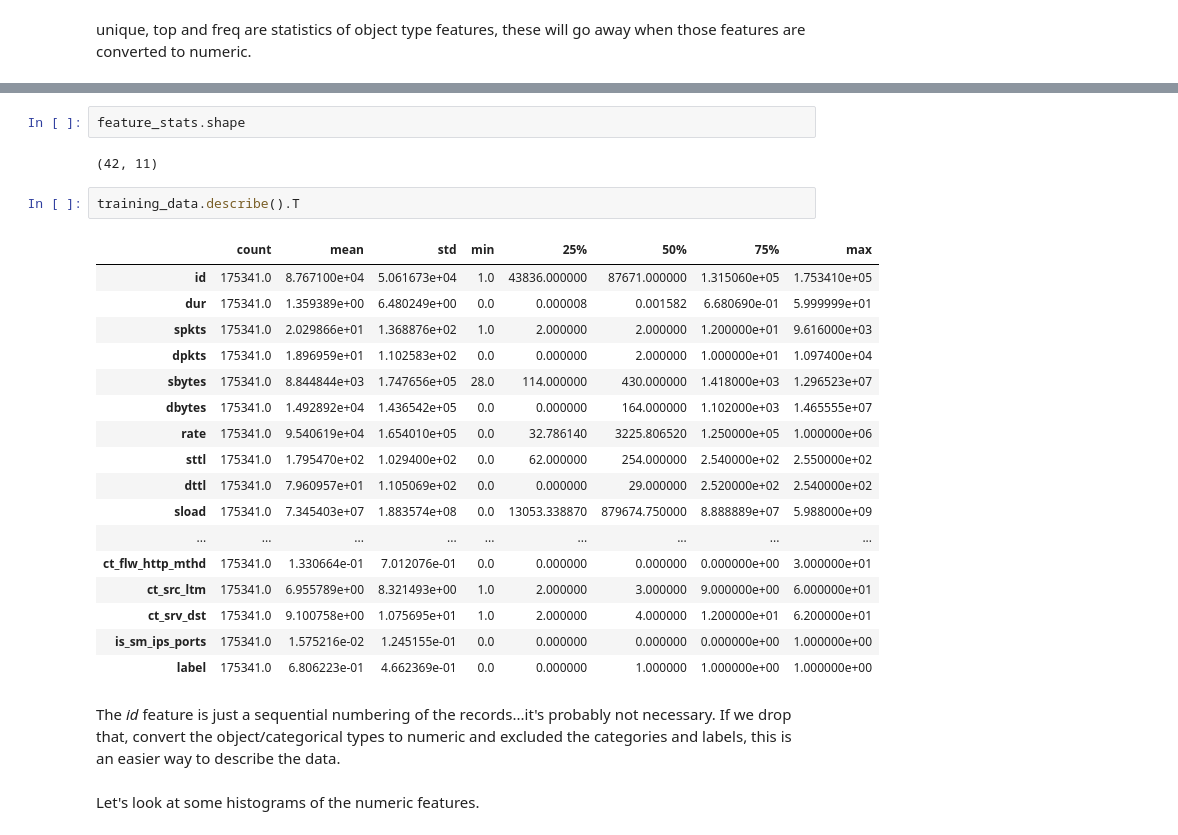
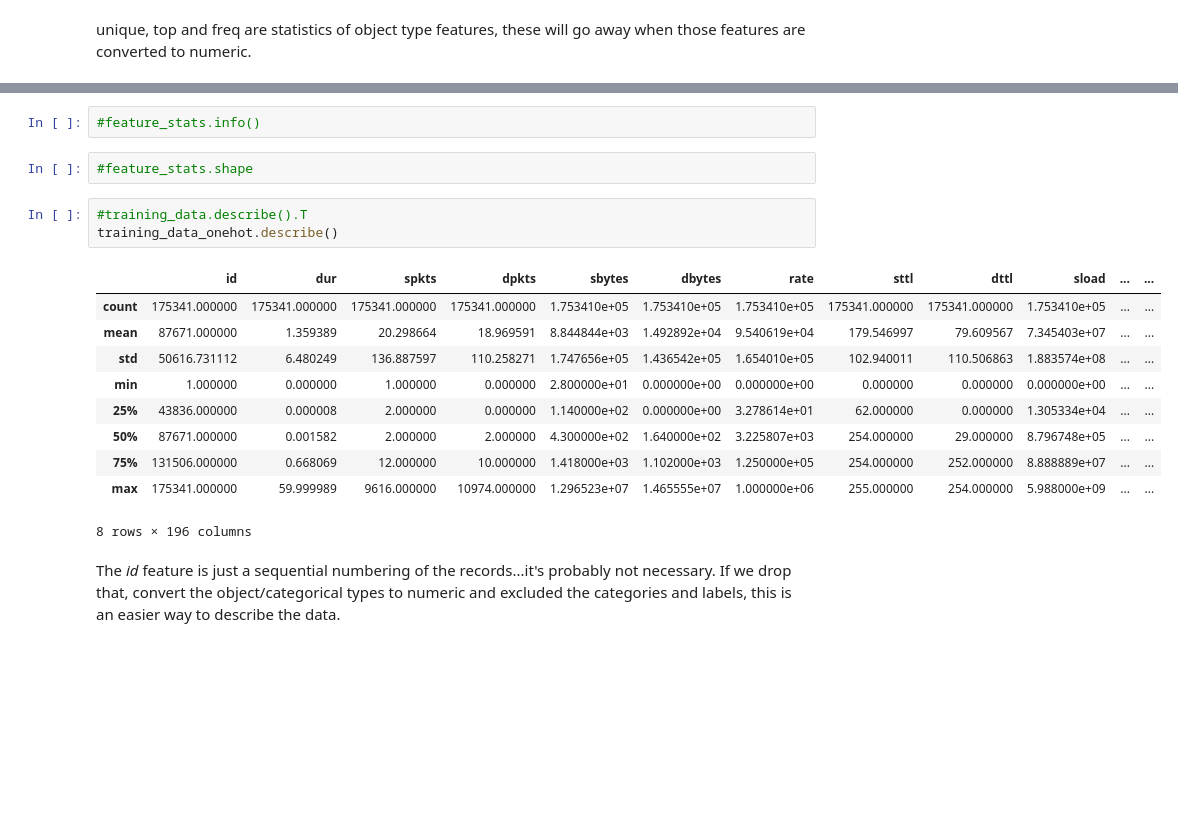
Before and after one commit to pvan1/DATA-606-Capstone, a Jupyter notebook: capstone-phase1.ipynb, the cells around one changed output, grey strips where cells are left out. Drawn from its saved outputs; the diff is of its cells as text; blank space fills up the shorter version.

```diff
--- a/capstone-phase1.ipynb
+++ b/capstone-phase1.ipynb
@@ -251,28 +294,20 @@ memory usage: 3.9+ KB
-# %%
-feature_stats.shape
-# %% [output]
-(42, 11)
-# %%
-training_data.describe().T
-# %% [output]
-|  | count | mean | std | min | 25% | 50% | 75% | max |
-| id | 175341.0 | 8.767100e+04 | 5.061673e+04 | 1.0 | 43836.000000 | 87671.000000 | 1.315060e+05 | 1.753410e+05 |
-| dur | 175341.0 | 1.359389e+00 | 6.480249e+00 | 0.0 | 0.000008 | 0.001582 | 6.680690e-01 | 5.999999e+01 |
-| spkts | 175341.0 | 2.029866e+01 | 1.368876e+02 | 1.0 | 2.000000 | 2.000000 | 1.200000e+01 | 9.616000e+03 |
-| dpkts | 175341.0 | 1.896959e+01 | 1.102583e+02 | 0.0 | 0.000000 | 2.000000 | 1.000000e+01 | 1.097400e+04 |
-| sbytes | 175341.0 | 8.844844e+03 | 1.747656e+05 | 28.0 | 114.000000 | 430.000000 | 1.418000e+03 | 1.296523e+07 |
-| dbytes | 175341.0 | 1.492892e+04 | 1.436542e+05 | 0.0 | 0.000000 | 164.000000 | 1.102000e+03 | 1.465555e+07 |
-| rate | 175341.0 | 9.540619e+04 | 1.654010e+05 | 0.0 | 32.786140 | 3225.806520 | 1.250000e+05 | 1.000000e+06 |
-| sttl | 175341.0 | 1.795470e+02 | 1.029400e+02 | 0.0 | 62.000000 | 254.000000 | 2.540000e+02 | 2.550000e+02 |
-| dttl | 175341.0 | 7.960957e+01 | 1.105069e+02 | 0.0 | 0.000000 | 29.000000 | 2.520000e+02 | 2.540000e+02 |
-| sload | 175341.0 | 7.345403e+07 | 1.883574e+08 | 0.0 | 13053.338870 | 879674.750000 | 8.888889e+07 | 5.988000e+09 |
-| ... | ... | ... | ... | ... | ... | ... | ... | ... |
-| ct_flw_http_mthd | 175341.0 | 1.330664e-01 | 7.012076e-01 | 0.0 | 0.000000 | 0.000000 | 0.000000e+00 | 3.000000e+01 |
-| ct_src_ltm | 175341.0 | 6.955789e+00 | 8.321493e+00 | 1.0 | 2.000000 | 3.000000 | 9.000000e+00 | 6.000000e+01 |
-| ct_srv_dst | 175341.0 | 9.100758e+00 | 1.075695e+01 | 1.0 | 2.000000 | 4.000000 | 1.200000e+01 | 6.200000e+01 |
-| is_sm_ips_ports | 175341.0 | 1.575216e-02 | 1.245155e-01 | 0.0 | 0.000000 | 0.000000 | 0.000000e+00 | 1.000000e+00 |
-| label | 175341.0 | 6.806223e-01 | 4.662369e-01 | 0.0 | 0.000000 | 1.000000 | 1.000000e+00 | 1.000000e+00 |
+# %%
+#feature_stats.info()
+# %%
+#feature_stats.shape
+# %%
+#training_data.describe().T
+training_data_onehot.describe()
+# %% [output]
+|  | id | dur | spkts | dpkts | sbytes | dbytes | rate | sttl | dttl | sload | ... | ... |
+| count | 175341.000000 | 175341.000000 | 175341.000000 | 175341.000000 | 1.753410e+05 | 1.753410e+05 | 1.753410e+05 | 175341.000000 | 175341.000000 | 1.753410e+05 | ... | ... |
+| mean | 87671.000000 | 1.359389 | 20.298664 | 18.969591 | 8.844844e+03 | 1.492892e+04 | 9.540619e+04 | 179.546997 | 79.609567 | 7.345403e+07 | ... | ... |
+| std | 50616.731112 | 6.480249 | 136.887597 | 110.258271 | 1.747656e+05 | 1.436542e+05 | 1.654010e+05 | 102.940011 | 110.506863 | 1.883574e+08 | ... | ... |
+| min | 1.000000 | 0.000000 | 1.000000 | 0.000000 | 2.800000e+01 | 0.000000e+00 | 0.000000e+00 | 0.000000 | 0.000000 | 0.000000e+00 | ... | ... |
+| 25% | 43836.000000 | 0.000008 | 2.000000 | 0.000000 | 1.140000e+02 | 0.000000e+00 | 3.278614e+01 | 62.000000 | 0.000000 | 1.305334e+04 | ... | ... |
+| 50% | 87671.000000 | 0.001582 | 2.000000 | 2.000000 | 4.300000e+02 | 1.640000e+02 | 3.225807e+03 | 254.000000 | 29.000000 | 8.796748e+05 | ... | ... |
+| 75% | 131506.000000 | 0.668069 | 12.000000 | 10.000000 | 1.418000e+03 | 1.102000e+03 | 1.250000e+05 | 254.000000 | 252.000000 | 8.888889e+07 | ... | ... |
+| max | 175341.000000 | 59.999989 | 9616.000000 | 10974.000000 | 1.296523e+07 | 1.465555e+07 | 1.000000e+06 | 255.000000 | 254.000000 | 5.988000e+09 | ... | ... |
+8 rows × 196 columns
 # %% [markdown]
-The <i>id</i> feature is just a sequential numbering of the records...it's probably not necessary.  If we drop that, convert the object/categorical types to numeric and excluded the categories and labels, this is an easier way to describe the data.
+The *id* feature is just a sequential numbering of the records...it's probably not necessary.  If we drop that, convert the object/categorical types to numeric and excluded the categories and labels, this is an easier way to describe the data.
-# %% [markdown]
-Let's look at some histograms of the numeric features.
```
Also changed, not shown: parts of 45 cells of this notebook.
